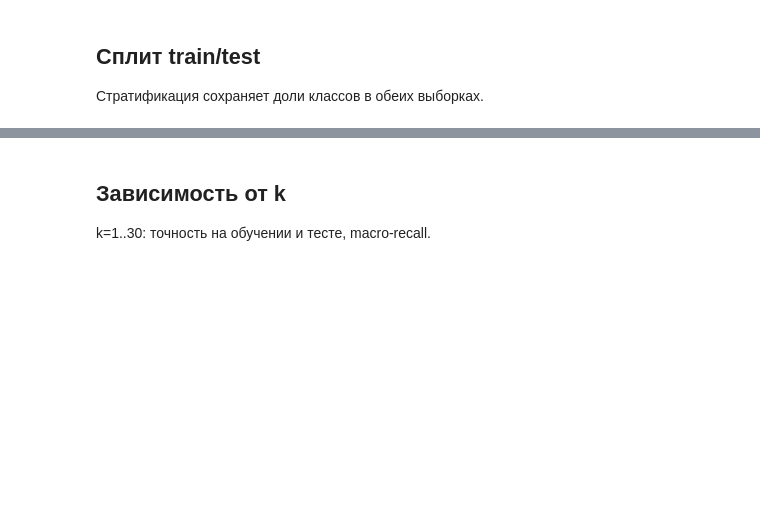
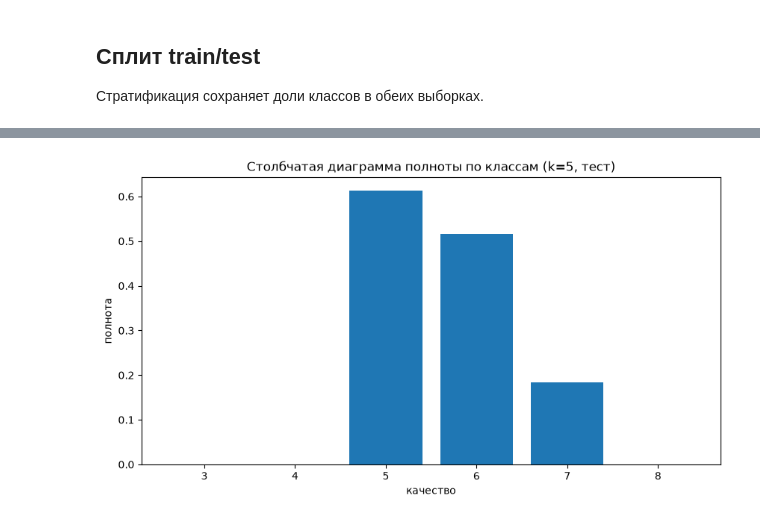
Before and after one commit to vladcheck/MIREA, a Jupyter notebook: 5C/AMODRPZ/tk5-6/Текущий контроль 3.ipynb, the cells around one changed output, grey strips where cells are left out. Saved outputs shown, nothing was run; the diff lists cells and outputs as text; code cells hidden in the pictures; blank space fills up the shorter version.

```diff
--- a/5C/AMODRPZ/tk5-6/Текущий контроль 3.ipynb
+++ b/5C/AMODRPZ/tk5-6/Текущий контроль 3.ipynb
@@ -135,9 +231,8 @@ print('per-class OvR AUC:', {k: round(v,3) for k,v in res['per_class']['roc_auc_
 # %%
 # Полнота по классам
 recall_by_class = res['per_class']['recall']
 plt.bar(list(recall_by_class.keys()), list(recall_by_class.values()))
 plt.xlabel('качество'); plt.ylabel('полнота')
-plt.title('Полнота по классам (k=5, тест)'); plt.show()
+plt.title('Столбчатая диаграмма полноты по классам (k=5, тест)'); plt.show()
+# %% [output]
+[figure, added]
-# %% [markdown]
-## Зависимость от k
-k=1..30: точность на обучении и тесте, macro-recall.
```
Also changed, not shown: parts of 29 cells of this notebook, 15 other files.
